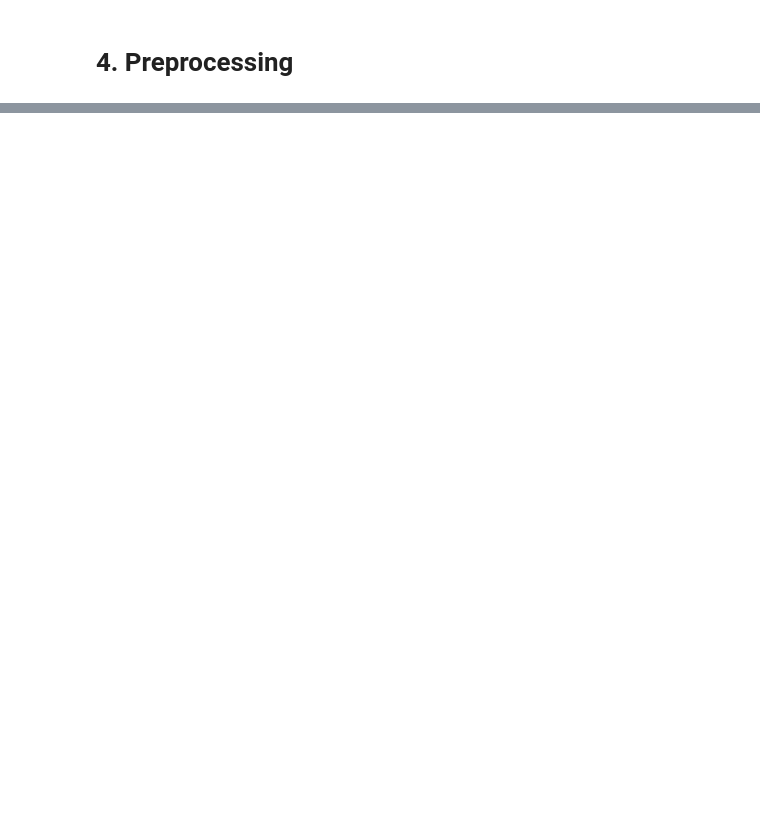
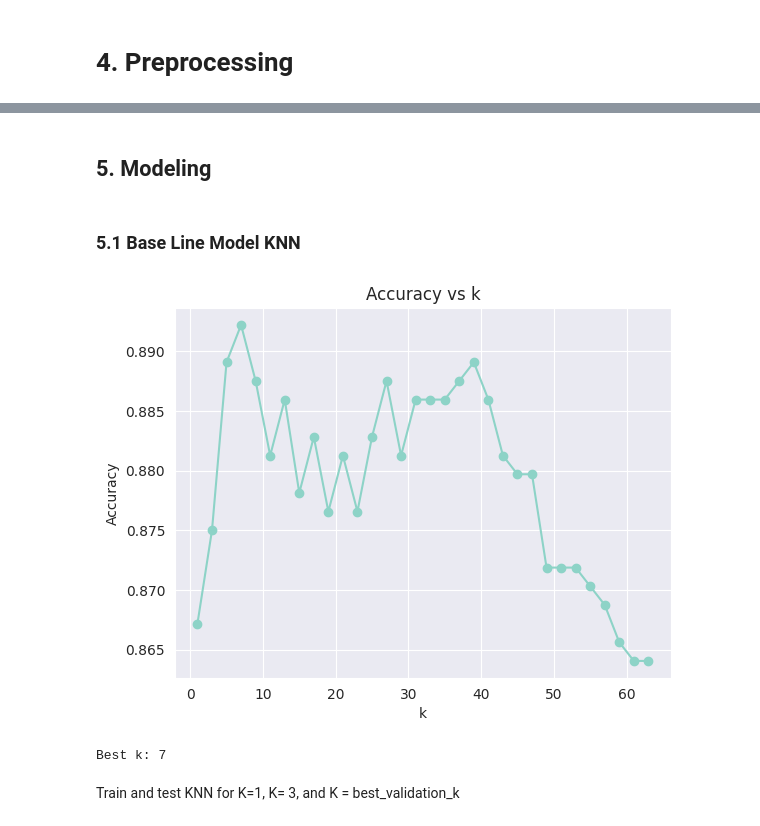
Before and after one commit to faris771/Apple_Quality_Classifier, a Jupyter notebook: main.ipynb, the cells around one changed output, grey strips where cells are left out. Cells and saved outputs as stored; diff of their text form; code cells hidden in the pictures; blank space fills up the shorter version.

```diff
--- a/main.ipynb
+++ b/main.ipynb
@@ -339,4 +354,4 @@ plt.show()
 # %%
-# df['Quality'] = (df['Quality'] == 'good').astype(int)  # good = 1, bad = 0
+df['Quality'] = (df['Quality'] == 'good').astype(int)  # good = 1, bad = 0
 # %%
 df['Quality'].value_counts()
@@ -353,0 +379,21 @@ plt.show()
+# %%
+SEED = 42
+from sklearn.model_selection import train_test_split as tts # import train_test_split function
+X_train, X_test, y_train, y_test = tts(X, y, test_size=0.2, random_state=SEED) # split the data into train and test sets
+# random_state=42 is used for reproducibility. This means that the split will be the same every time the code is run, which is useful for debugging and comparing models. The number 42 is arbitrary and any number could be used.
+X_train, X_val, y_train, y_val = tts(X_train, y_train, test_size=0.2, random_state=SEED) # split the train set into train and validation sets
+
+print(X_train.shape)
+print(X_val.shape)
+print(X_test.shape)
+print(X_test.shape)
+
+print("Y train value counts:")
+print(y_train.value_counts())
+print('----------------')
+print('Y validation value counts:')
+print(y_val.value_counts())
+print('----------------')
+print('Y test value counts:')
+print(y_test.value_counts())
+print('----------------')
@@ -353,0 +418,30 @@ plt.show()
+# %% [markdown]
+## 5. Modeling
+# %% [markdown]
+### 5.1 Base Line Model KNN
+# %%
+from sklearn.neighbors import KNeighborsClassifier
+from sklearn.metrics import accuracy_score, confusion_matrix, classification_report
+
+test_k = [i for i in range(1, 64, 2)]
+train_acc = []
+
+for k in test_k:
+    knn = KNeighborsClassifier(n_neighbors=k)
+    knn.fit(X_train, y_train)
+    y_pred = knn.predict(X_val)
+    train_acc.append(accuracy_score(y_val, y_pred))
+
+plt.plot(test_k, train_acc, marker='o')
+plt.xlabel('k')
+plt.ylabel('Accuracy')
+plt.title('Accuracy vs k')
+plt.show()
+
+best_validation_k = test_k[train_acc.index(max(train_acc))]
+print(f'Best k: {best_validation_k}')
+# %% [output]
+[figure, added]
+Best k: 7
+# %% [markdown]
+Train and test KNN for K=1, K= 3, and K = best_validation_k
```
Also changed, not shown: parts of 14 cells of this notebook, 1 other file.
